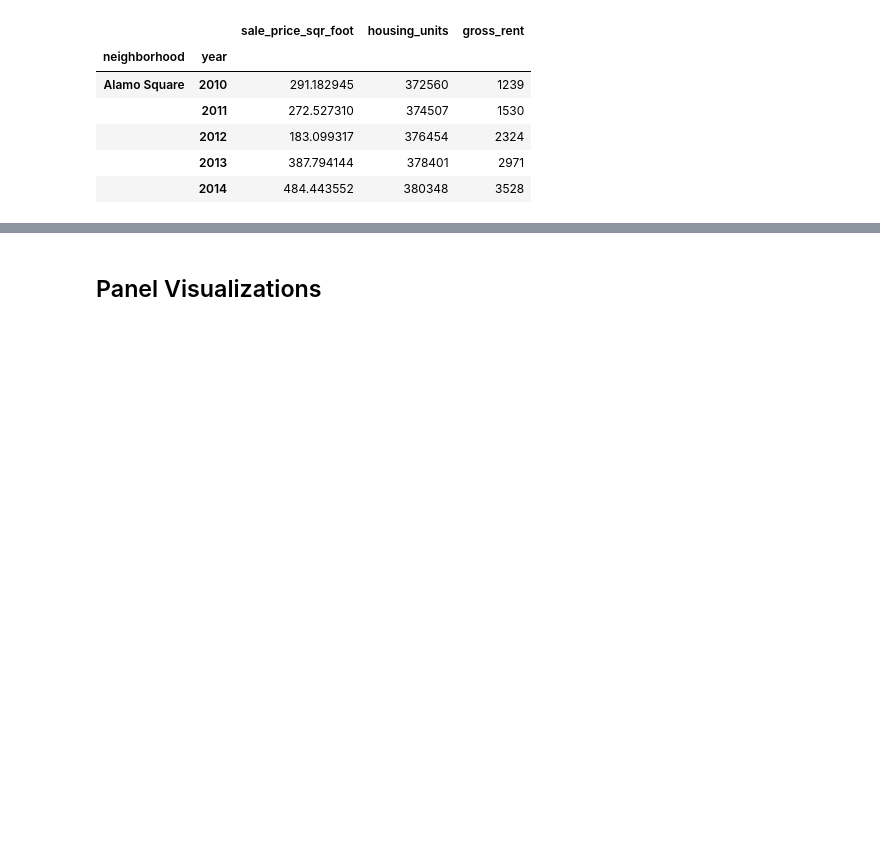
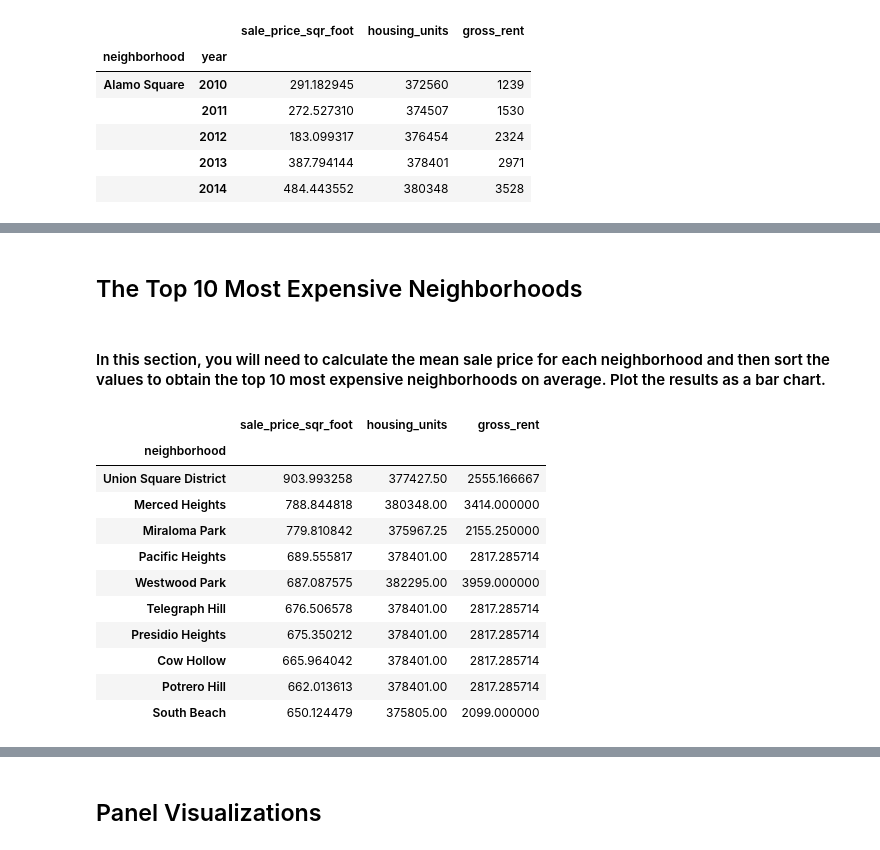
Before and after one commit to gerdonr/Pythonic-Manopoly, a Jupyter notebook: SF_Rental_Price_Dashboard.ipynb, the cells around one changed output, grey strips where cells are left out. Saved outputs shown, nothing was run; the diff lists cells and outputs as text; code cells hidden in the pictures; blank space fills up the shorter version.

```diff
--- a/SF_Rental_Price_Dashboard.ipynb
+++ b/SF_Rental_Price_Dashboard.ipynb
@@ -133,2 +137,25 @@ plot_neighborhood_avg_price
 # %% [output]
 [interactive output not drawn]
+# %% [markdown]
+## The Top 10 Most Expensive Neighborhoods
+# %% [markdown]
+#### In this section, you will need to calculate the mean sale price for each neighborhood and then sort the values to obtain the top 10 most expensive neighborhoods on average. Plot the results as a bar chart.
+# %%
+# Getting the data from the top 10 expensive neighborhoods
+neighborhood_price = sfo_data.groupby('neighborhood').mean()
+
+neighborhood_top10 = neighborhood_price.sort_values('sale_price_sqr_foot',ascending=False).head(10)
+neighborhood_top10
+# %% [output]
+|  | sale_price_sqr_foot | housing_units | gross_rent |
+| neighborhood |  |  |  |
+| Union Square District | 903.993258 | 377427.50 | 2555.166667 |
+| Merced Heights | 788.844818 | 380348.00 | 3414.000000 |
+| Miraloma Park | 779.810842 | 375967.25 | 2155.250000 |
+| Pacific Heights | 689.555817 | 378401.00 | 2817.285714 |
+| Westwood Park | 687.087575 | 382295.00 | 3959.000000 |
+| Telegraph Hill | 676.506578 | 378401.00 | 2817.285714 |
+| Presidio Heights | 675.350212 | 378401.00 | 2817.285714 |
+| Cow Hollow | 665.964042 | 378401.00 | 2817.285714 |
+| Potrero Hill | 662.013613 | 378401.00 | 2817.285714 |
+| South Beach | 650.124479 | 375805.00 | 2099.000000 |
```
Also changed, not shown: parts of 9 cells of this notebook.
